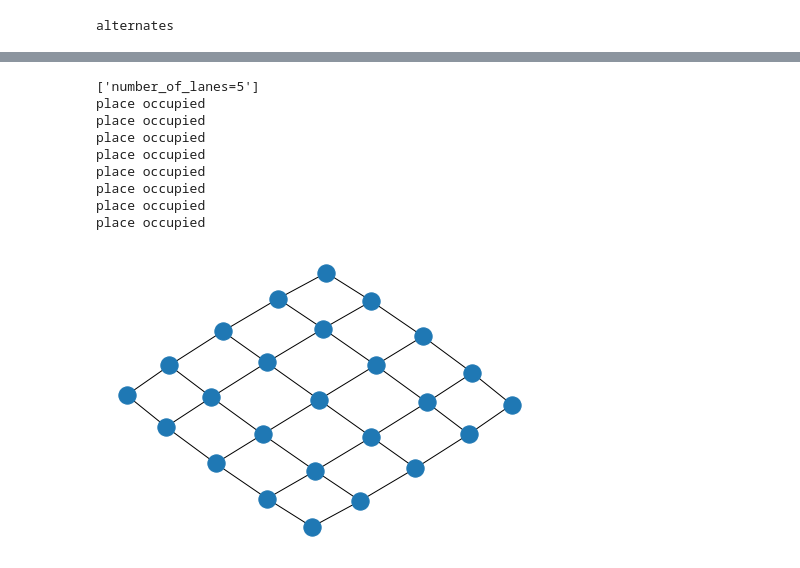
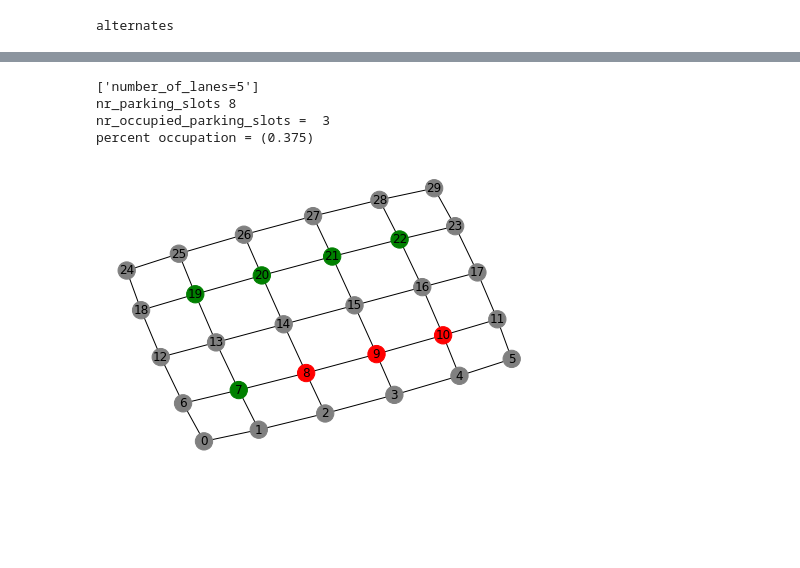
Before and after one commit to GLopezMUZH/DRL_ParkingPlaceFinderRobot, a Jupyter notebook: examples_ggg.ipynb, the cells around one changed output, grey strips where cells are left out. Saved outputs shown, nothing was run; the diff lists cells and outputs as text; code cells hidden in the pictures; blank space fills up the shorter version.

```diff
--- a/examples_ggg.ipynb
+++ b/examples_ggg.ipynb
@@ -52,22 +56,16 @@ The iterable function was deprecated in Matplotlib 3.1 and will be removed in 3.
 # %%
 parking_lot = ParkingLot(lane_direction_paramenters=ldp,
                          filling_function_parameters=ffp,
-                         w=5,l=3,
+                         nr_parking_slots_per_lane=4,
+                         nr_parking_lanes=2,
                          parking_lane_depth=1,
-                         single_depth_outer_lanes=False,debug=True)
+                         debug=True,
+                         draw_grap = True,
+                         show_summary = True
+                        )
 # %% [output]
 ['number_of_lanes=5']
-place occupied
-place occupied
-place occupied
-place occupied
-place occupied
-place occupied
-place occupied
-place occupied
+nr_parking_slots 8
+nr_occupied_parking_slots =  3
+percent occupation = (0.375)
+[figure, added]
-# %%
-pos = nx.spring_layout(parking_lot.g, iterations=500)
-
-nx.draw(parking_lot.g, pos)
-# %% [output]
-[figure, removed]
```
Also changed, not shown: parts of 6 cells of this notebook, 2 other files.
